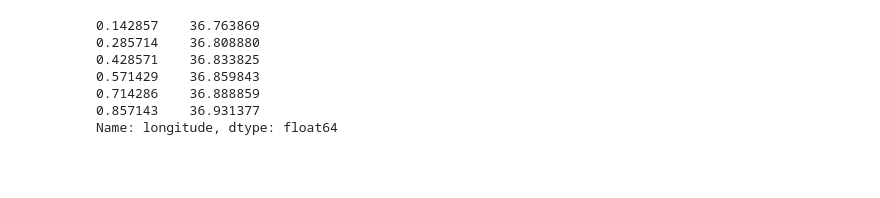
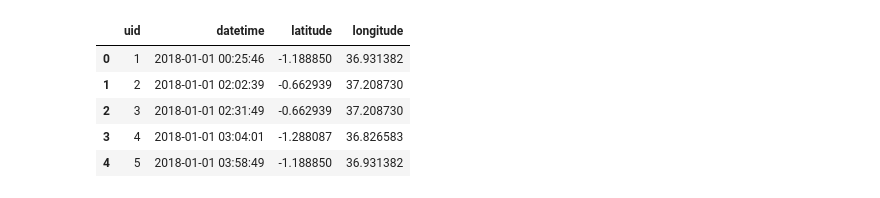
Before and after one commit to AndOleAnd/Capstone_N_A_P, a Jupyter notebook: Notebooks/submission_functions.ipynb, the cells around one changed output. Saved outputs shown, nothing was run; the diff lists cells and outputs as text; code cells hidden in the pictures; blank space fills up the shorter version.

```diff
--- a/Notebooks/submission_functions.ipynb
+++ b/Notebooks/submission_functions.ipynb
@@ -32,14 +50,12 @@ def create_submission_csv(submission_df, model_name='baseline', path='../Outputs
 # %%
 # Load raw crash data from csv
 crash_data_df = pd.read_csv('../Inputs/Train.csv', parse_dates=['datetime'])
-# %%
-lon_centroid = crash_data_df.longitude.quantile(q=[1/7,2/7,3/7,4/7,5/7,6/7])
-lon_centroid
-# %% [output]
-0.142857    36.763869
-0.285714    36.808880
-0.428571    36.833825
-0.571429    36.859843
-0.714286    36.888859
-0.857143    36.931377
-Name: longitude, dtype: float64
+# %%
+crash_data_df.head()
+# %% [output]
+|  | uid | datetime | latitude | longitude |
+| 0 | 1 | 2018-01-01 00:25:46 | -1.188850 | 36.931382 |
+| 1 | 2 | 2018-01-01 02:02:39 | -0.662939 | 37.208730 |
+| 2 | 3 | 2018-01-01 02:31:49 | -0.662939 | 37.208730 |
+| 3 | 4 | 2018-01-01 03:04:01 | -1.288087 | 36.826583 |
+| 4 | 5 | 2018-01-01 03:58:49 | -1.188850 | 36.931382 |
```
Also changed, not shown: parts of 5 cells of this notebook, 1 other file.
